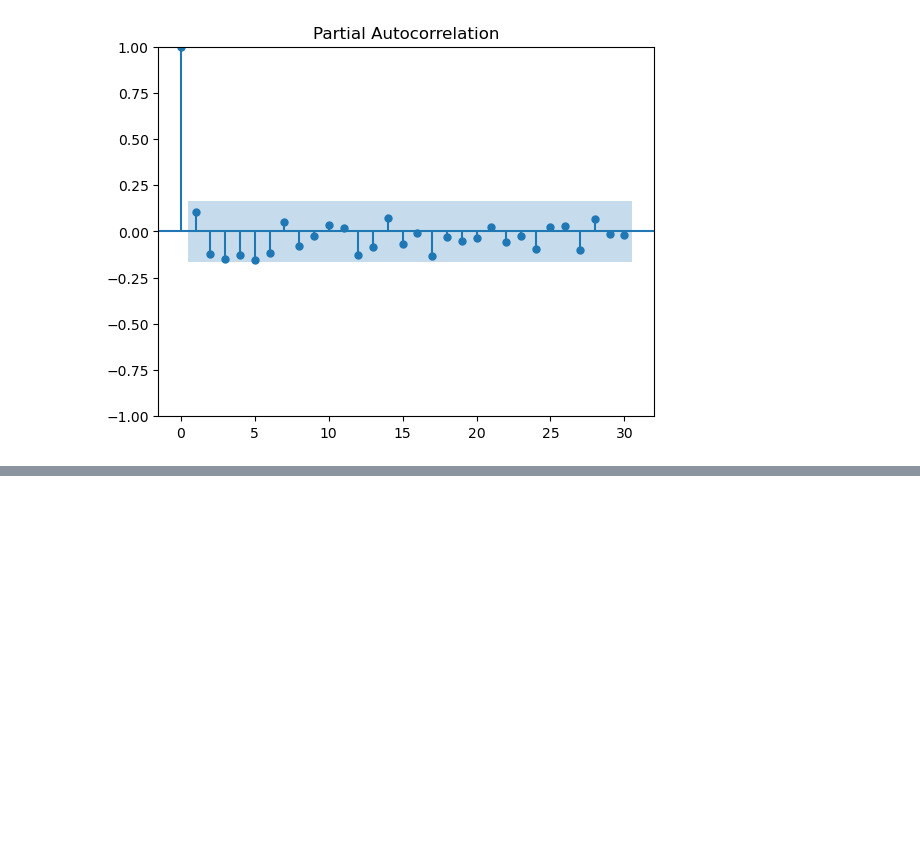
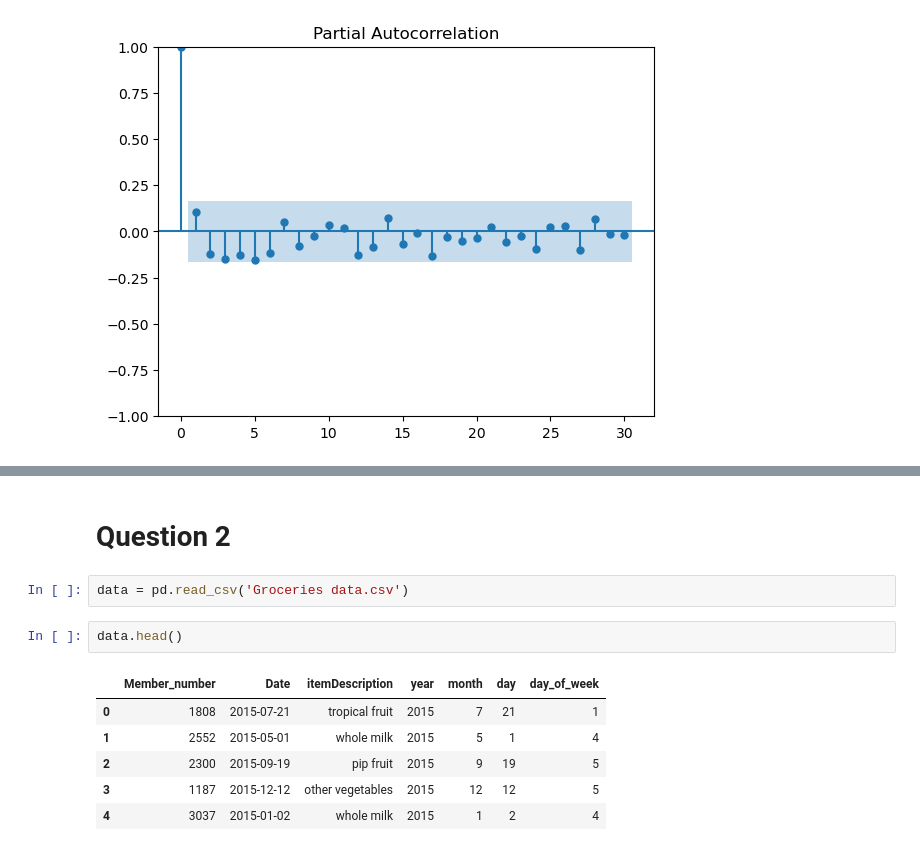
Before and after one commit to oluwakemih/Repeat-CA, a Jupyter notebook: Untitled.ipynb, the cells around one changed output, grey strips where cells are left out. Saved outputs shown, nothing was run; the diff lists cells and outputs as text; blank space fills up the shorter version.

```diff
--- a/Untitled.ipynb
+++ b/Untitled.ipynb
@@ -191,0 +186,13 @@ df.shape
+# %% [markdown]
+# Question 2
+# %%
+data = pd.read_csv('Groceries data.csv')
+# %%
+data.head()
+# %% [output]
+|  | Member_number | Date | itemDescription | year | month | day | day_of_week |
+| 0 | 1808 | 2015-07-21 | tropical fruit | 2015 | 7 | 21 | 1 |
+| 1 | 2552 | 2015-05-01 | whole milk | 2015 | 5 | 1 | 4 |
+| 2 | 2300 | 2015-09-19 | pip fruit | 2015 | 9 | 19 | 5 |
+| 3 | 1187 | 2015-12-12 | other vegetables | 2015 | 12 | 12 | 5 |
+| 4 | 3037 | 2015-01-02 | whole milk | 2015 | 1 | 2 | 4 |
```
Also changed, not shown: parts of 24 cells of this notebook, 2 other files.
